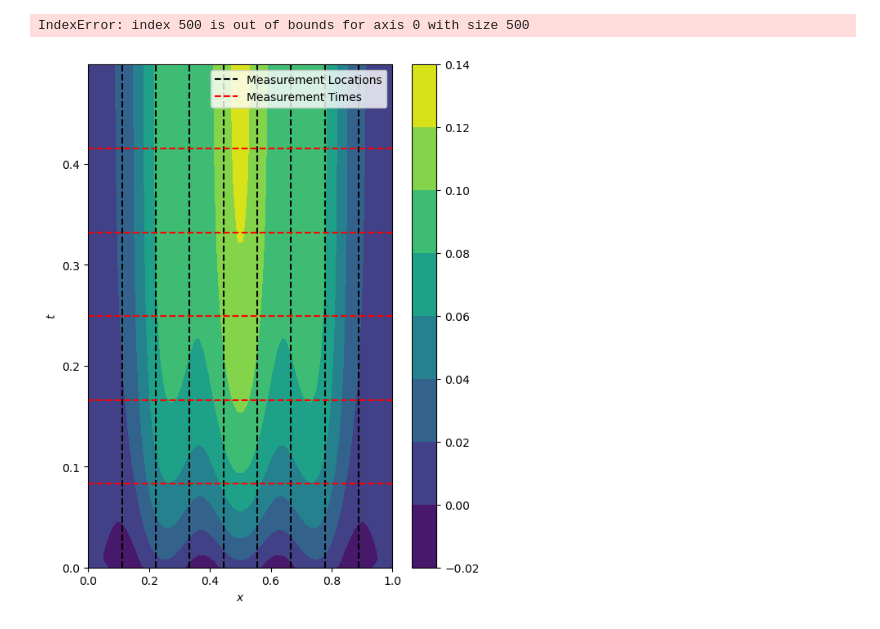
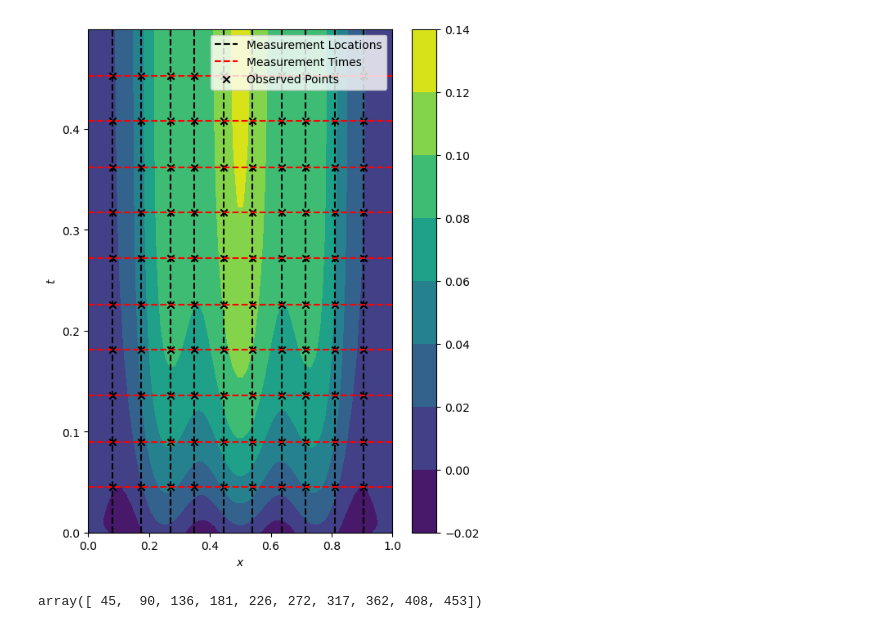
Before and after one commit to danielgerardclaassen/statfem-mcmc, a Jupyter notebook: heat.ipynb, the cells around one changed output. Drawn from its saved outputs; the diff is of its cells as text; code cells hidden in the pictures.

```diff
--- a/heat.ipynb
+++ b/heat.ipynb
@@ -47,12 +47,15 @@ u_strue[0,:] = u_0true
 # %%
 # Observation Parameters
 sigma_n_true = 0.005
-spatial_points = 8
-temporal_points = 5
+spatial_points = 10
+temporal_points = 10
+
 temp = np.linspace(0, len(true_coordinates) - 1, spatial_points+2, dtype=int)
 spatial_measurement_indices = temp[1:-1]
+spatial_measurement_coordinates = true_coordinates[spatial_measurement_indices]
 temp = np.linspace(0, len(time_range) - 1, temporal_points+2, dtype=int)
 temporal_measurement_indices = temp[1:-1]
+temporal_measurement_coordinates = time_range[temporal_measurement_indices]
 # %%
 true_alpha = 1
 true_beta = 1
@@ -86,35 +89,40 @@ pre_OP1[boundary_indices, :] = pre_OP1[:, boundary_indices] = 0.
 pre_OP1[boundary_indices, boundary_indices] = 1.
 OP1 = scsparse.linalg.inv(pre_OP1)
 
-for i, t in enumerate(time_range):
+for i, t in enumerate(time_range[:-1]):
     OP2 = dt*L_vec + A_mat @ u_strue[i,:]
     OP2[boundary_indices] = boundary_function(true_coordinates[boundary_indices])
     #u_s[i,boundary_indices] = boundary_function(coordinates[boundary_indices])
     #u_s[i+1,:] = dt*OP1 @ L_vec + OP1 @ A_mat @ u_s[i,:]
     u_strue[i+1,:] = OP1 @ OP2
+
+u_observed = u_strue[temporal_measurement_indices][:, spatial_measurement_indices] + np.random.normal(0, sigma_n_true, (temporal_points, spatial_points))
-# %% [output]
-IndexError: index 500 is out of bounds for axis 0 with size 500
 # %%
 fig, axes = plt.subplots(figsize=(6,8))
 plot = axes.contourf(true_coordinates.flatten(), time_range, u_strue)
 num = 0
-for coord in true_coordinates[spatial_measurement_indices].flatten():
+for coord in spatial_measurement_coordinates.flatten():
     if num == 0:
         axes.axvline(coord, linestyle='--', label='Measurement Locations', color='black')
     else:
         axes.axvline(coord, linestyle='--', color='black')
     num += 1
 num = 0
-for coord in time_range[temporal_measurement_indices].flatten():
+for coord in temporal_measurement_coordinates.flatten():
     if num == 0:
         axes.axhline(coord, linestyle='--', label='Measurement Times', color='red')
     else:
         axes.axhline(coord, linestyle='--', color='red')
     num += 1
+
+x_temp, y_temp = np.meshgrid(true_coordinates[spatial_measurement_indices].flatten(), time_range[temporal_measurement_indices].flatten())
+x_temp, y_temp = x_temp.flatten(), y_temp.flatten()
+
+axes.scatter(x_temp, y_temp, marker='x', label='Observed Points', color='black')
 axes.set_xlabel(r'$x$')
 axes.set_ylabel(r'$t$')
 fig.colorbar(plot)
 plt.legend()
 plt.show()
 # %% [output]
-[figure, old version]
+[figure, new version]
@@ -120,0 +324,4 @@ plt.show()
+# %%
+temporal_measurement_indices
+# %% [output]
+array([ 45,  90, 136, 181, 226, 272, 317, 362, 408, 453])
```
Also changed, not shown: parts of 7 cells of this notebook, 1 other file.
